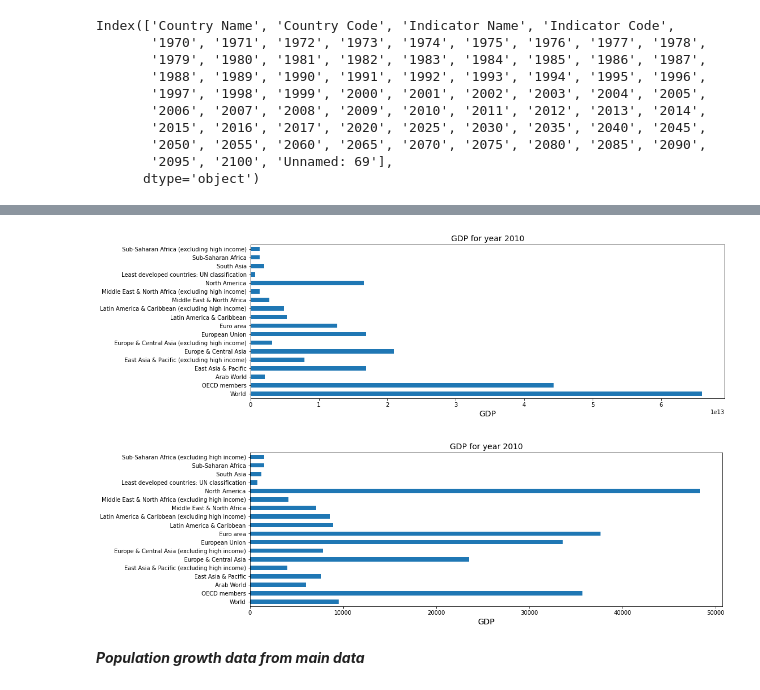
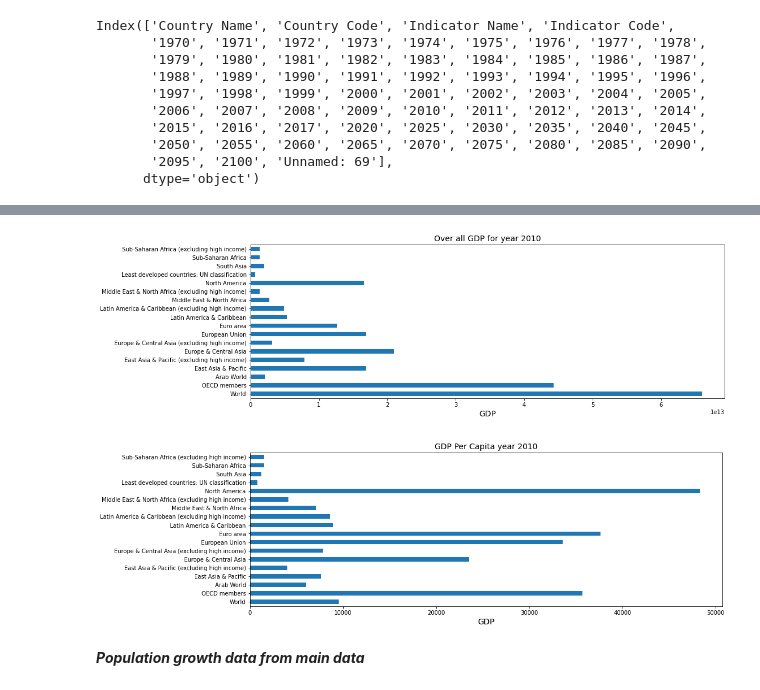
Before and after one commit to piyush02nir/World_Bank_Global_Education, a Jupyter notebook: World_Bank_Global_Education_Analysis_Self_Capstone_Project.ipynb, the cells around one changed output, grey strips where cells are left out. Cells and saved outputs as stored; diff of their text form; code cells hidden in the pictures.

```diff
--- a/World_Bank_Global_Education_Analysis_Self_Capstone_Project.ipynb
+++ b/World_Bank_Global_Education_Analysis_Self_Capstone_Project.ipynb
@@ -65,21 +70,21 @@ GDP_per_capita_2005_df.drop(['Indicator Name','Indicator Code'],axis=1,inplace=T
 # %%
 plt.rcParams['figure.figsize']=(15,5)
 GDP_current_df['2010'].transpose().plot(kind='barh')
-plt.title('GDP for year 2010',fontsize=14)
+plt.title('Over all GDP for year 2010',fontsize=14)
 plt.xlabel('GDP',fontsize=14)
 plt.ylabel('',fontsize=14)
 plt.show()
 # %% [output]
-[figure, old version]
+[figure, new version]
 # %%
 plt.rcParams['figure.figsize']=(15,5)
 GDP_per_capita_df['2010'].transpose().plot(kind='barh')
-plt.title('GDP for year 2010',fontsize=14)
+plt.title('GDP Per Capita year 2010',fontsize=14)
 plt.xlabel('GDP',fontsize=14)
 plt.ylabel('',fontsize=14)
 plt.show()
 # %% [output]
-[figure, old version]
+[figure, new version]
 # %% [markdown]
 *****Population growth data from main data*****
 # %%
```
Also changed, not shown: parts of 12 cells of this notebook.
